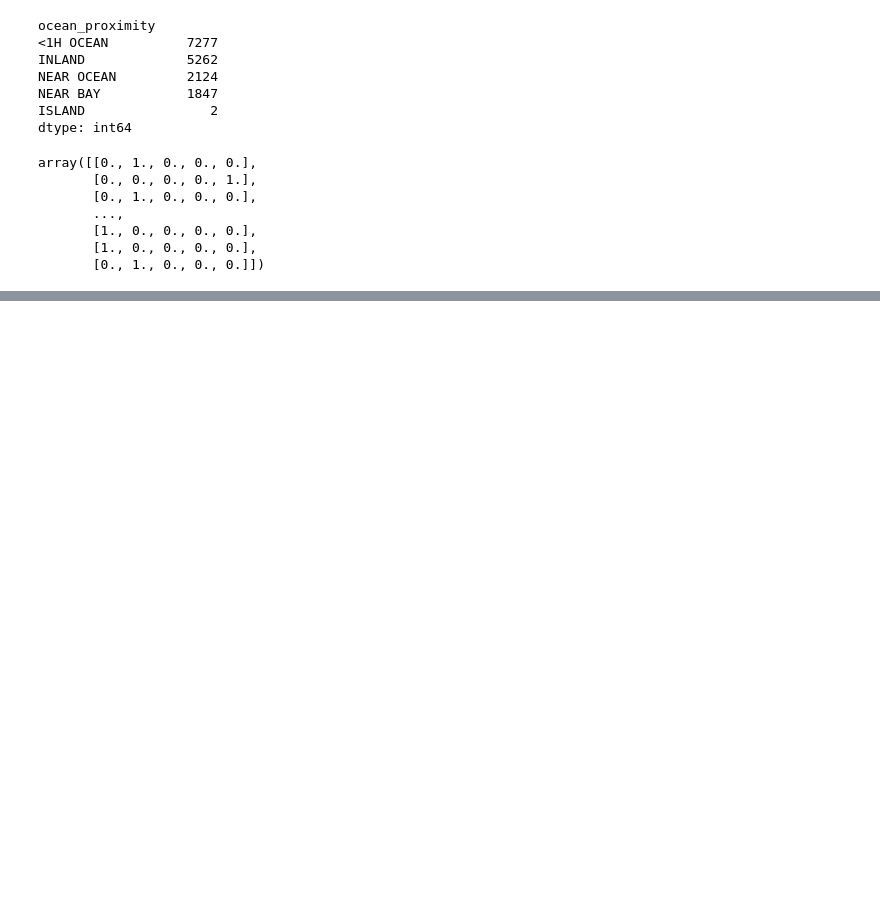
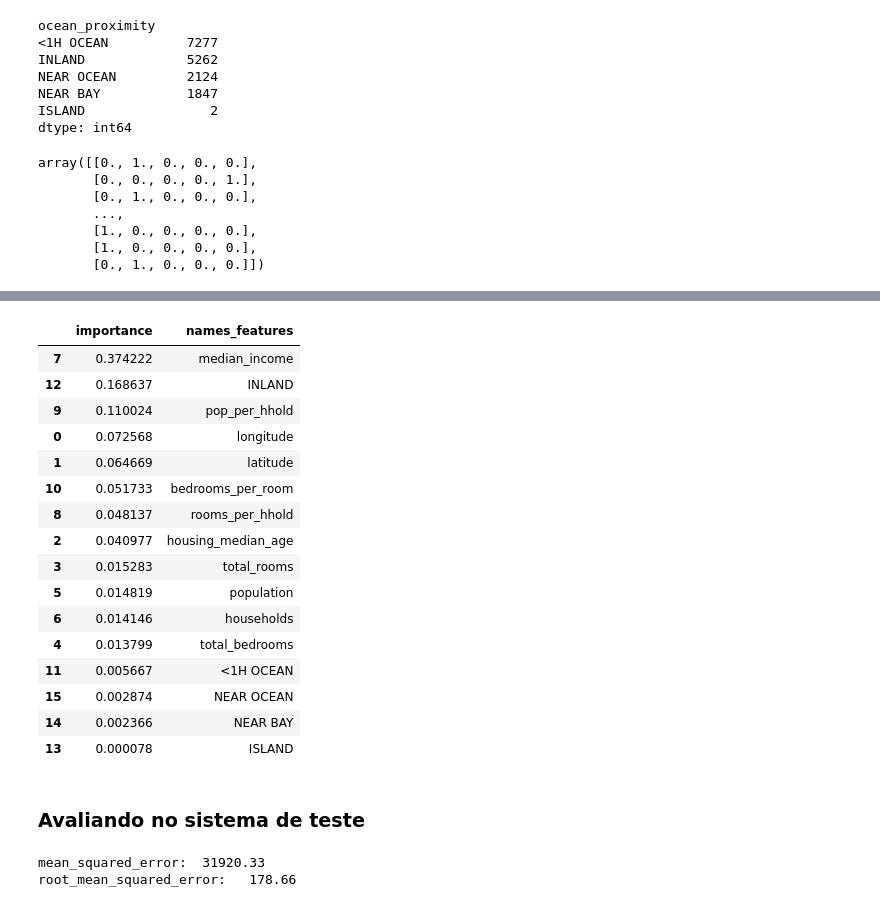
Before and after one commit to magyar1998/ml-hands-on-book, a Jupyter notebook: Capitulo2/src/Housing.ipynb, the cells around one changed output, grey strips where cells are left out. Cells and saved outputs as stored; diff of their text form; code cells hidden in the pictures; blank space fills up the shorter version.

Commit message:
Finalizando capitulo 2

```diff
--- a/Capitulo2/src/Housing.ipynb
+++ b/Capitulo2/src/Housing.ipynb
@@ -451,0 +639,11 @@ parando na 91
+# %%
+from sklearn.ensemble import RandomForestRegressor
+
+rf = RandomForestRegressor(n_estimators=8)
+rf.fit(x_train_transformed, y_train)
+
+scores_rf = cross_val_score(rf, x_train_transformed, y_train, cv=10, scoring=scorer)
+rmse_scores_rf = np.sqrt(-scores_rf)
+
+
+display(rmse_scores_rf)
@@ -451,0 +685,12 @@ parando na 91
+# %%
+from sklearn.model_selection import GridSearchCV
+
+parameters = [
+    {'n_estimators': [1, 10, 30], 'max_features': [2, 4, 8, 10]},
+    {'bootstrap': [False], 'n_estimators': [3, 10], 'max_features': [2, 3, 8]}
+]
+
+
+grid_search = GridSearchCV(rf, parameters, cv = 5, scoring=scorer)
+
+grid_search.fit(x_train_transformed, y_train)
@@ -451,0 +752,6 @@ parando na 91
+# %%
+features_importances = grid_search.best_estimator_.feature_importances_
+features_importances
+
+extras = ["rooms_per_hhold", "pop_per_hhold", "bedrooms_per_room"]
+features_names = num_vars + extras +  list(full_pipe.transformer_list[1][1]['ohe'].categories_[0])
@@ -451,0 +777,25 @@ parando na 91
+# %%
+df_features_importance = pd.DataFrame({'importance': features_importances,
+                                      'names_features': features_names})
+# %%
+df_features_importance.sort_values(by = 'importance', ascending=False)
+# %% [output]
+|  | importance | names_features |
+| 7 | 0.374222 | median_income |
+| 12 | 0.168637 | INLAND |
+| 9 | 0.110024 | pop_per_hhold |
+| 0 | 0.072568 | longitude |
+| 1 | 0.064669 | latitude |
+| 10 | 0.051733 | bedrooms_per_room |
+| 8 | 0.048137 | rooms_per_hhold |
+| 2 | 0.040977 | housing_median_age |
+| 3 | 0.015283 | total_rooms |
+| 5 | 0.014819 | population |
+| 6 | 0.014146 | households |
+| 4 | 0.013799 | total_bedrooms |
+| 11 | 0.005667 | <1H OCEAN |
+| 15 | 0.002874 | NEAR OCEAN |
+| 14 | 0.002366 | NEAR BAY |
+| 13 | 0.000078 | ISLAND |
+# %% [markdown]
+### Avaliando no sistema de teste
@@ -451,0 +814,6 @@ parando na 91
+# %%
+print(f'mean_squared_error: {final_mse: .2f}')
+print('root_mean_squared_error: ', f'{final_rmse: .2f}')
+# %% [output]
+mean_squared_error:  31920.33
+root_mean_squared_error:   178.66
```
Also changed, not shown: parts of 37 cells of this notebook, 1 other file.
